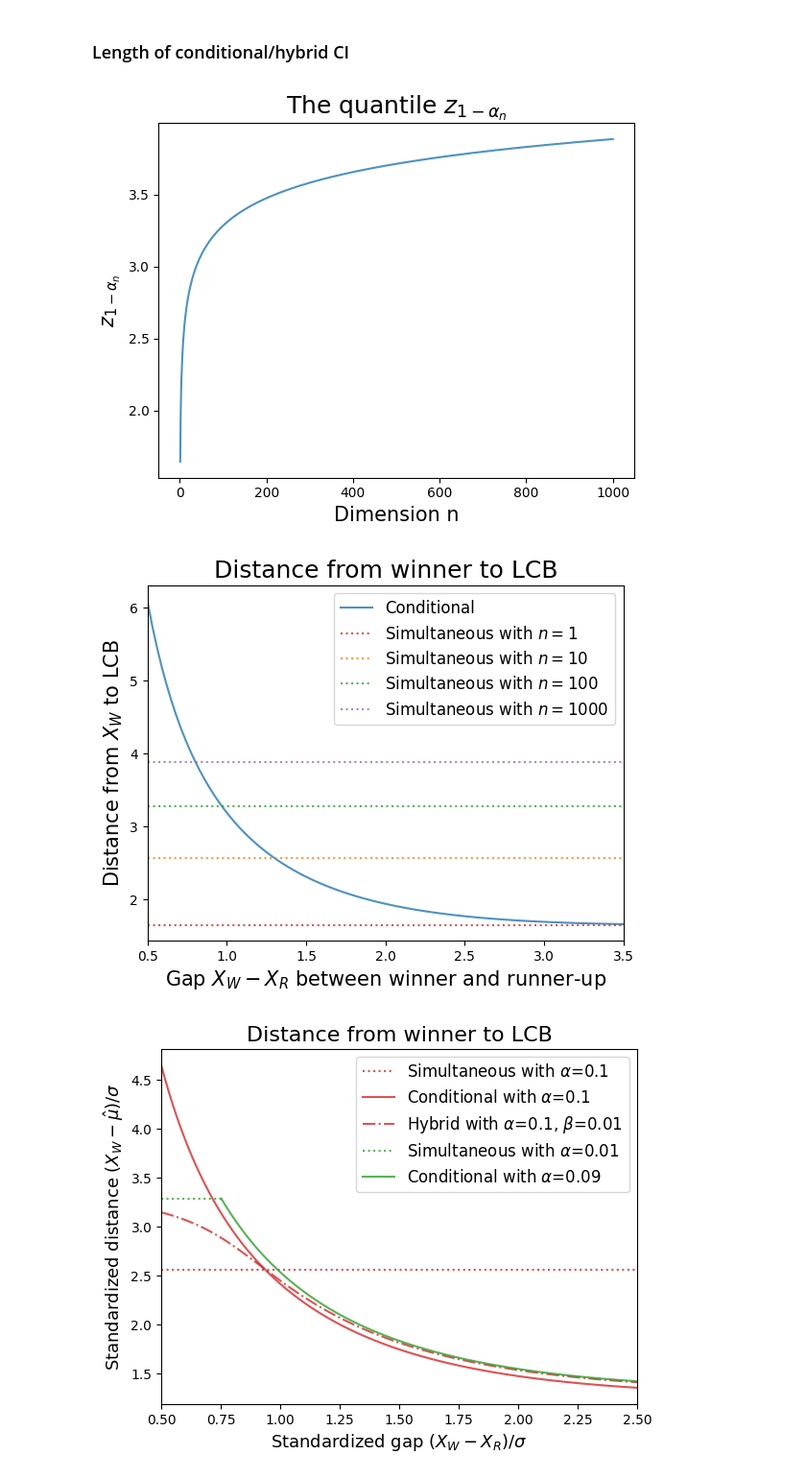
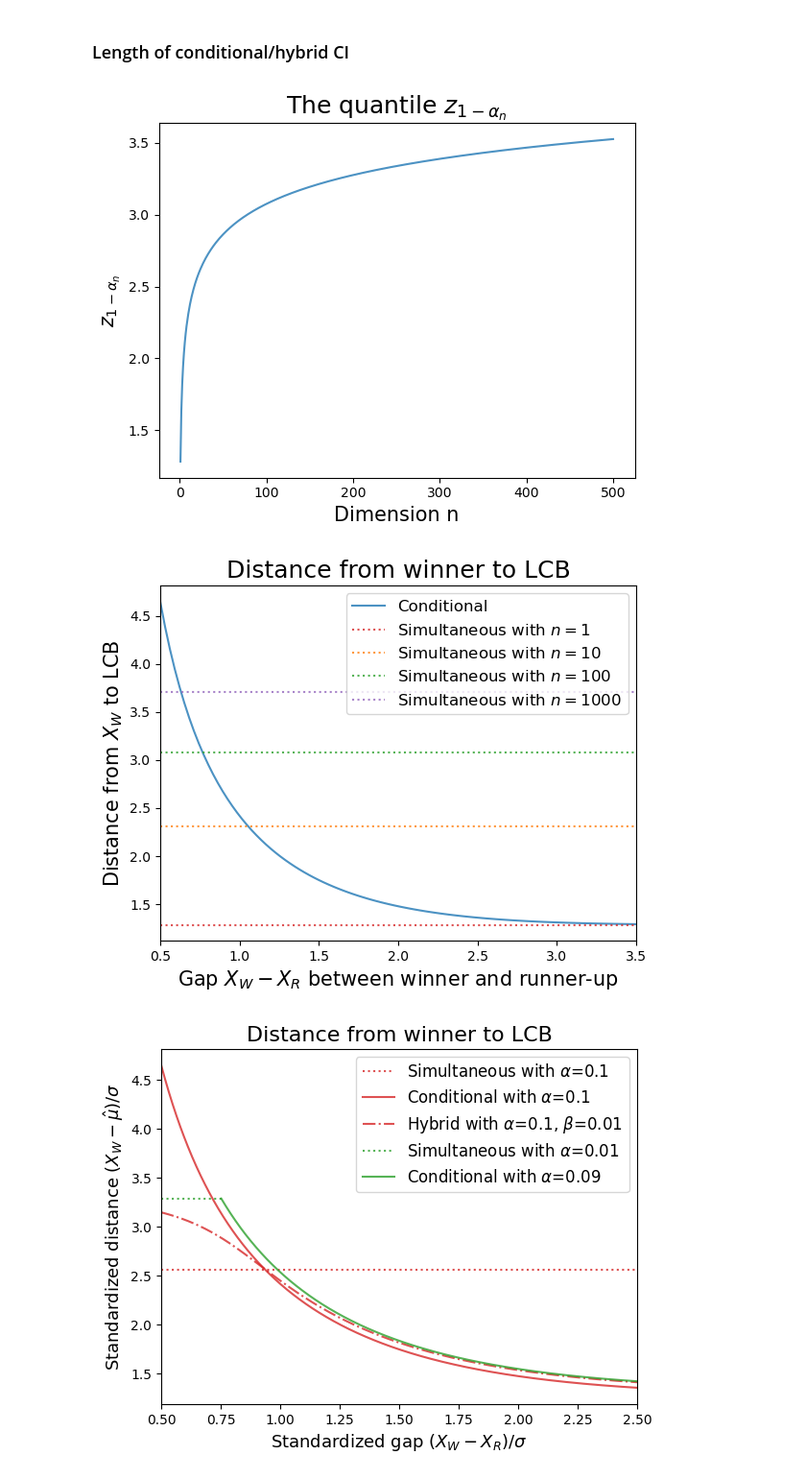
Before and after one commit to AnavSood/seldom, a Jupyter notebook: plots.ipynb, the cells around one changed output. Shown: that part at 96% size. Drawn from its saved outputs; the diff is of its cells as text; code cells hidden in the pictures.

```diff
--- a/plots.ipynb
+++ b/plots.ipynb
@@ -13,7 +13,7 @@ from tqdm import tqdm
 # %% [markdown]
 ### Length of conditional/hybrid CI
 # %%
-def cond_CI_dist(gap, alpha=0.05, eps=1e-8, step=0.5):
+def cond_CI_dist(gap, alpha=0.1, eps=1e-8, step=0.5):
 
     if gap < 0:
         print('gap must be positive')
@@ -43,7 +43,7 @@ def cond_CI_dist(gap, alpha=0.05, eps=1e-8, step=0.5):
     return L
 
 
-def hybrid_CI_dist(gap, n, alpha=0.05, beta=0.005, eps=1e-8, step=0.5):
+def hybrid_CI_dist(gap, n, alpha=0.1, beta=0.01, eps=1e-8, step=0.5):
 
     if gap < 0:
         print('gap must be positive')
@@ -75,10 +75,10 @@ def hybrid_CI_dist(gap, n, alpha=0.05, beta=0.005, eps=1e-8, step=0.5):
 
     return L
 # %%
-alpha = 0.05
+alpha = 0.1
 alpha_ = 0.8
 
-x = np.arange(1, 1001)
+x = np.arange(1, 501)
 y = np.array([norm.ppf( (1-alpha) ** (1/i) ) for i in x ])
 
 plt.figure()
@@ -91,35 +91,35 @@ plt.ylabel(r"$z_{1 - \alpha_n}$", fontsize=15)
 plt.grid(False)
 plt.savefig(f"fig/class_dist_to_winner.pdf", bbox_inches='tight', pad_inches=0)
 # %% [output]
-[figure, old version]
+[figure, new version]
 # %%
-alpha = 0.05
+alpha = 0.1
 alpha_ = 0.8
 x_low = 0.5
 x_hi = 3.5
 x = np.linspace(x_low, x_hi, 100)
-y = np.array([cond_CI_dist(gap) for gap in tqdm(x) ])
+y = np.array([cond_CI_dist(gap, alpha=alpha) for gap in tqdm(x) ])
 
 plt.figure()
 plt.plot(x, y, label='Conditional', alpha=alpha_)
 
 # Adding horizontal lines
 plt.axhline(y=norm.ppf( (1-alpha) ), color='tab:red', linestyle='dotted', label='Simultaneous with $n=1$', alpha=alpha_)
 plt.axhline(y=norm.ppf( (1-alpha) ** (1/10) ) , color='tab:orange', linestyle='dotted', label='Simultaneous with $n=10$', alpha=alpha_)
 plt.axhline(y=norm.ppf( (1-alpha) ** (1/100) ), color='tab:green', linestyle='dotted', label='Simultaneous with $n=100$', alpha=alpha_)
 plt.axhline(y=norm.ppf( (1-alpha) ** (1/1000) ), color='tab:purple', linestyle='dotted', label='Simultaneous with $n=1000$', alpha=alpha_)
 
 plt.title("Distance from winner to LCB", fontsize=18)
 plt.xlabel("Gap $X_{W} - X_{R}$ between winner and runner-up", fontsize=15)
 plt.ylabel("Distance from $X_{W}$ to LCB", fontsize=15)
 plt.xlim([x_low, x_hi ])
 
 plt.legend(fontsize=12)
 
 plt.grid(False)
 plt.savefig(f"fig/cond_dist_to_winner.pdf", bbox_inches='tight', pad_inches=0)
 # %% [output]
-[figure, old version]
+[figure, new version]
 # %%
 n = 20
 alpha = 0.1
```
Also changed, not shown: 4 other files.
